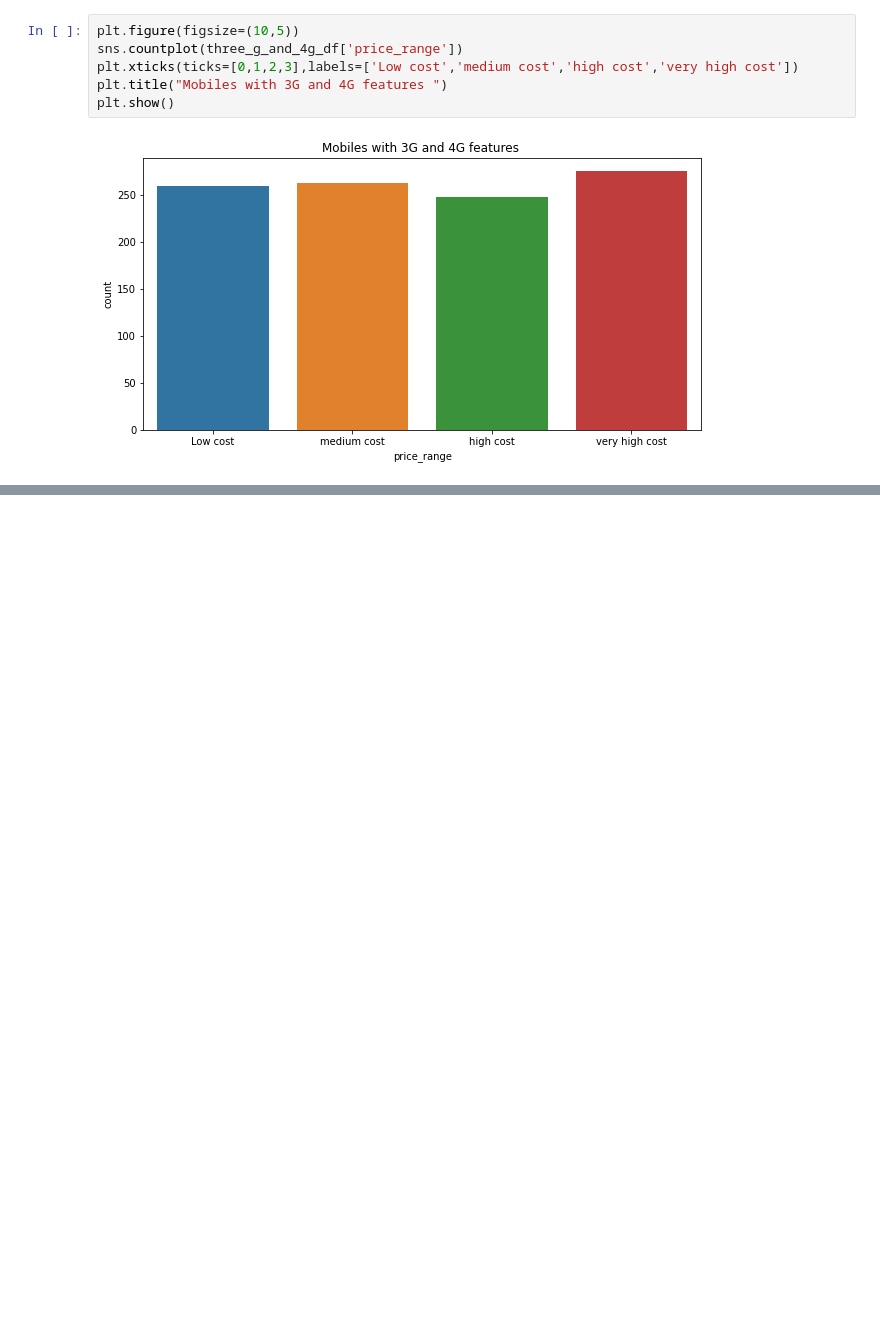
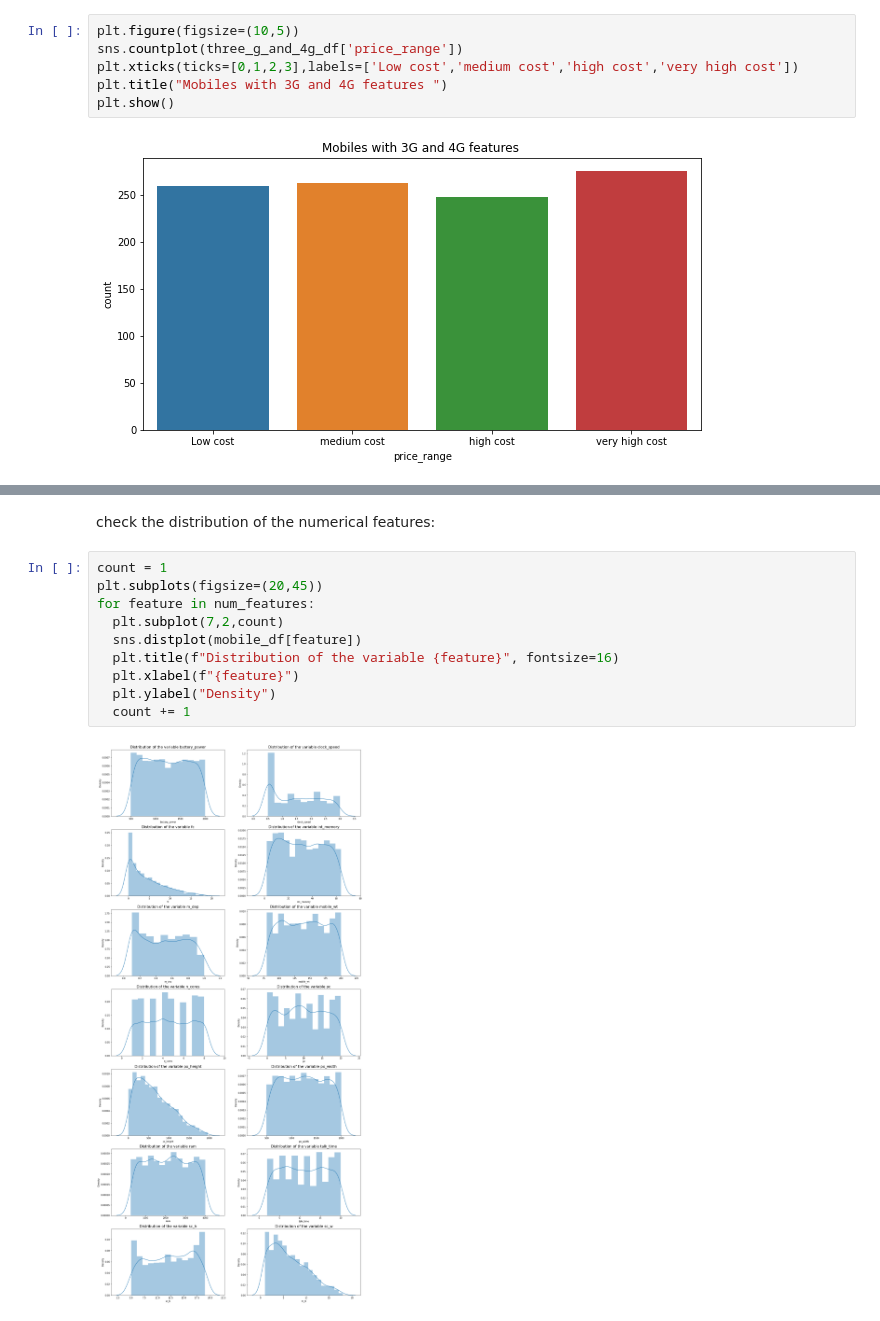
Before and after one commit to shub0411/Mobile_Price_Range_Prediction, a Jupyter notebook: Mobile_Price_Range_Prediction_Classification_Problem_Capstone_Project.ipynb, the cells around one changed output, grey strips where cells are left out. Drawn from its saved outputs; the diff is of its cells as text; blank space fills up the shorter version.

```diff
--- a/Mobile_Price_Range_Prediction_Classification_Problem_Capstone_Project.ipynb
+++ b/Mobile_Price_Range_Prediction_Classification_Problem_Capstone_Project.ipynb
@@ -237,0 +318,14 @@ plt.show()
+# %% [markdown]
+check the distribution of the numerical features:
+# %%
+count = 1
+plt.subplots(figsize=(20,45))
+for feature in num_features:
+  plt.subplot(7,2,count)
+  sns.distplot(mobile_df[feature])
+  plt.title(f"Distribution of the variable {feature}", fontsize=16)
+  plt.xlabel(f"{feature}")
+  plt.ylabel("Density")
+  count += 1
+# %% [output]
+[figure, added]
```
Also changed, not shown: parts of 26 cells of this notebook.
